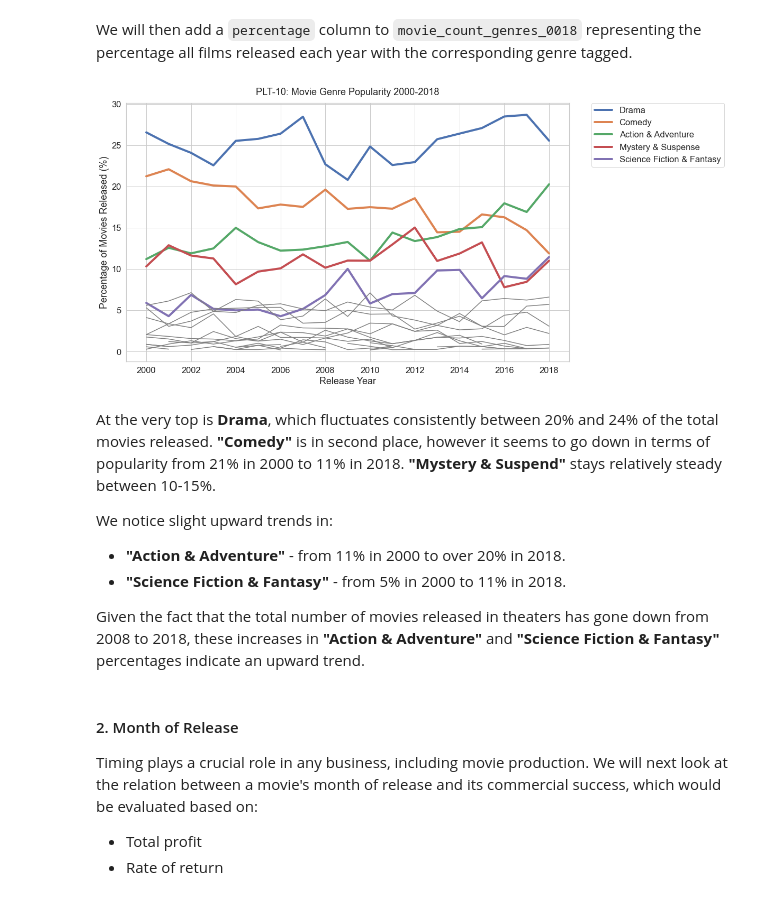
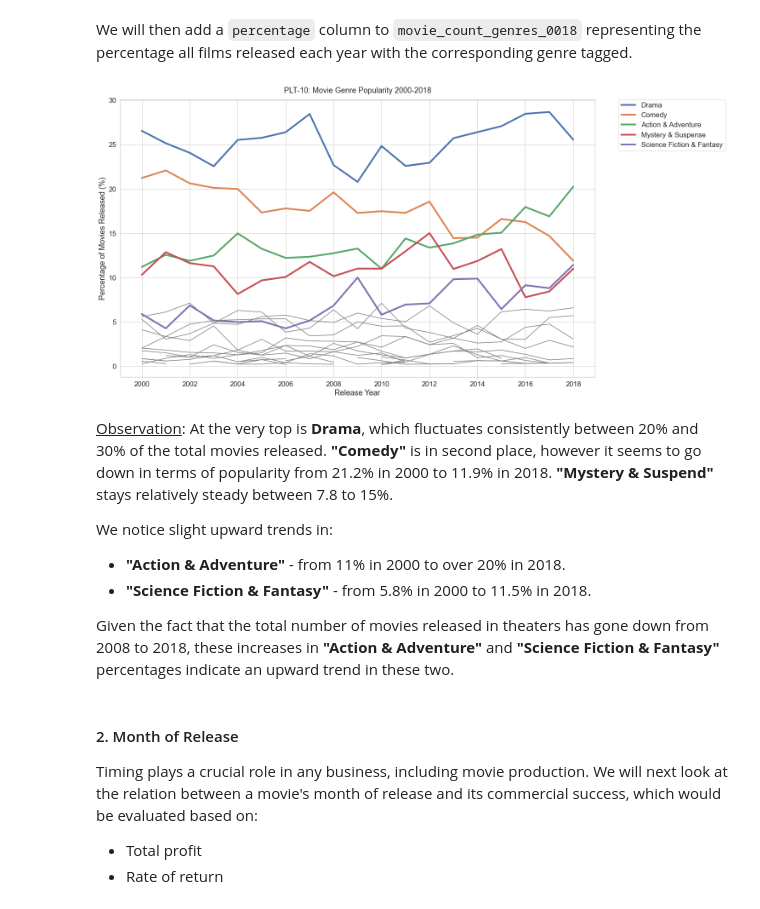
Before and after one commit to chibui191/110920-Project-P1-Movie-Analysis, a Jupyter notebook: dsc-phase1-project-movie-exploratory-analysis.ipynb, the cells around one changed output. Saved outputs shown, nothing was run; the diff lists cells and outputs as text; code cells hidden in the pictures.

```diff
--- a/dsc-phase1-project-movie-exploratory-analysis.ipynb
+++ b/dsc-phase1-project-movie-exploratory-analysis.ipynb
@@ -388,15 +398,14 @@ plt.show();
 top20genres_avgror = tn_rotten_tomatoes.groupby(by='genres').rate_of_return.mean().sort_values(ascending=False)[:20]
 # %%
 # Bar Plot - Top 20 Genres with Highest Average Rate of Return
-sns.set(style="whitegrid",
-        font_scale=1.6)
-fig, ax = plt.subplots(figsize=(12, 15))
+sns.set(style="whitegrid", font_scale=2)
+fig, ax = plt.subplots(figsize=(20, 15))
 ax = sns.barplot(x=top20genres_avgror,
                  y=top20genres_avgror.index,
                  palette='CMRmap')
 ax.set(xlabel='Average Rate of Return',
        ylabel='Genres')
-ax.set_title('PLT-07: Top 20 Genres with Highest Average Rate of Return', pad=15, fontsize=20)
-
+ax.set_title('PLT-07: Top 20 Genres with Highest Average Rate of Return', pad=15)
+plt.savefig("images/plt-07.png", bbox_inches='tight')
 plt.show();
 # %% [output]
@@ -518,31 +503,33 @@ movie_count_genres_0018['percentage'] = 100 * movie_count_genres_0018.movie_titl
 # %%
 # Movie Genre Popularity (2000-2018)
 sns.set_palette('Paired')
 sns.set(style='whitegrid', font_scale=1.5)
 dt = movie_count_genres_0018.set_index(movie_count_genres_0018.release_date.dt.year)\
                             .pivot(columns='genres', values='percentage')
 dt_colored = dt[top5genres.index]
 dt_gray = dt[[x for x in dt.columns if x not in (top5genres.index)]]
-fig, ax = plt.subplots(figsize=(15,9))
+fig, ax = plt.subplots(figsize=(20,12))
 
 ax.plot(dt_colored, lw=4)
 ax.plot(dt_gray, color='gray')
 ax.set(xlabel = 'Release Year',
        ylabel = 'Percentage of Movies Released (%)')
 ax.set_title('PLT-10: Movie Genre Popularity 2000-2018', pad=15)
 ax.xaxis.set_major_locator(plticker.MultipleLocator(2))
 plt.legend(top5genres.index, bbox_to_anchor=(1.05, 1), loc=2, borderaxespad=0.)
+plt.savefig("images/plt-10.png", bbox_inches='tight')
+
 plt.show();
 # %% [output]
-[figure, old version]
+[figure, new version]
 # %% [markdown]
-At the very top is <b>Drama</b>, which fluctuates consistently between 20% and 24% of the total movies released. <b>"Comedy"</b> is in second place, however it seems to go down in terms of popularity from 21% in 2000 to 11% in 2018. <b>"Mystery & Suspend"</b> stays relatively steady between 10-15%.
+<u>Observation</u>: At the very top is <b>Drama</b>, which fluctuates consistently between 20% and 30% of the total movies released. <b>"Comedy"</b> is in second place, however it seems to go down in terms of popularity from 21.2% in 2000 to 11.9% in 2018. <b>"Mystery & Suspend"</b> stays relatively steady between 7.8 to 15%.
 
 We notice slight upward trends in:
 - <b>"Action & Adventure"</b> - from 11% in 2000 to over 20% in 2018.
-- <b>"Science Fiction & Fantasy"</b> - from 5% in 2000 to 11% in 2018.
+- <b>"Science Fiction & Fantasy"</b> - from 5.8% in 2000 to 11.5% in 2018.
 
-Given the fact that the total number of movies released in theaters has gone down from 2008 to 2018, these increases in <b>"Action & Adventure"</b> and <b>"Science Fiction & Fantasy"</b> percentages indicate an upward trend.
+Given the fact that the total number of movies released in theaters has gone down from 2008 to 2018, these increases in <b>"Action & Adventure"</b> and <b>"Science Fiction & Fantasy"</b> percentages indicate an upward trend in these two.
 # %% [markdown]
 #### 2. Month of Release
 Timing plays a crucial role in any business, including movie production. We will next look at the relation between a movie's month of release and its commercial success, which would be evaluated based on:
```
Also changed, not shown: parts of 50 cells of this notebook, 20 other files.
